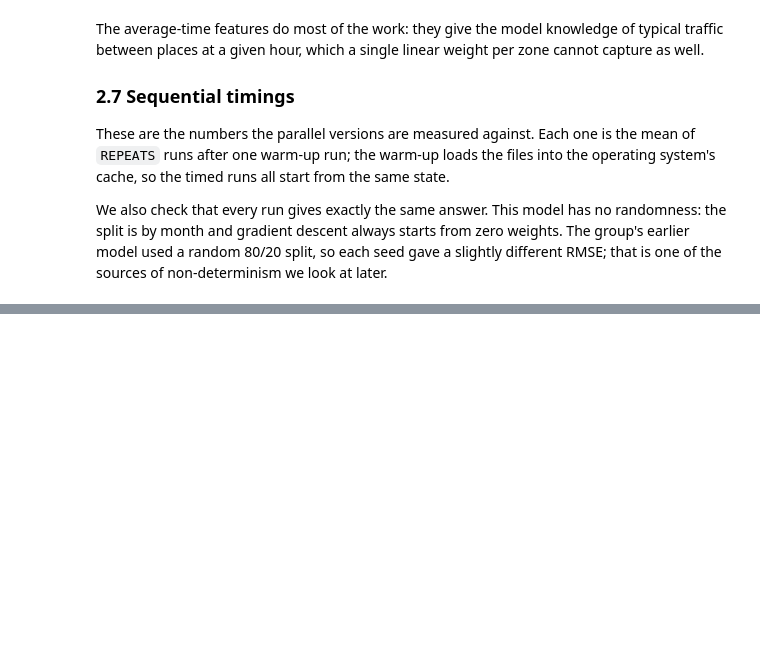
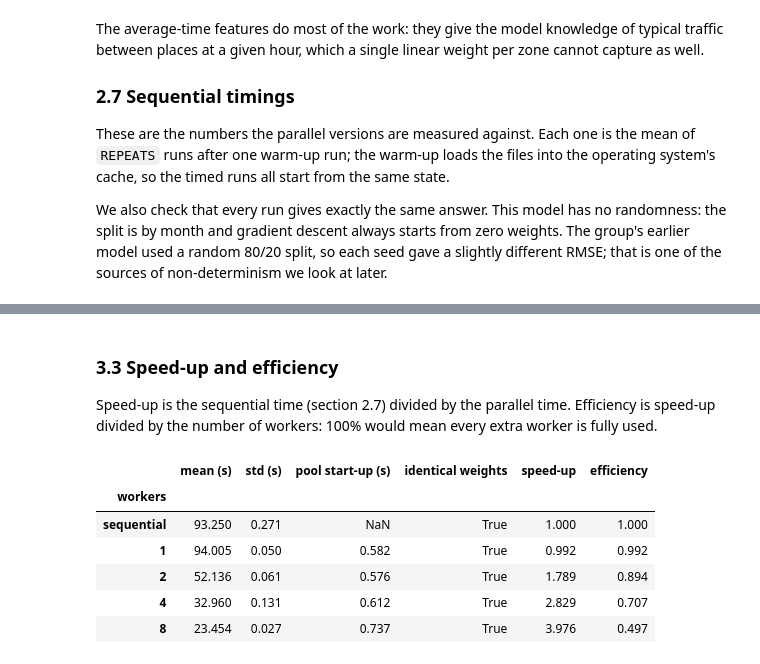
Before and after one commit to wmcclean06/G12-Poster, a Jupyter notebook: Trip_Duration.ipynb, the cells around one changed output, grey strips where cells are left out. Drawn from its saved outputs; the diff is of its cells as text; code cells hidden in the pictures; blank space fills up the shorter version.

```diff
--- a/Trip_Duration.ipynb
+++ b/Trip_Duration.ipynb
@@ -798,0 +853,30 @@ Notebook run time so far: 579.2s
+# %%
+def benchmark_parallel_gd(n_workers):
+    """Time REPEATS full training runs on a pool of n_workers. Returns the times, the pool start-up time and each run's weights."""
+    start = time.perf_counter()
+    with ProcessPoolExecutor(max_workers=n_workers) as pool:
+        list(pool.map(workers.ping, range(n_workers)))  # makes the pool start its processes now
+        startup = time.perf_counter() - start
+        worker_threads = set(pool.map(workers.blas_threads, range(n_workers)))
+        assert worker_threads == {workers.blas_threads()}, f"workers use {worker_threads} maths threads, this process {workers.blas_threads()}"
+        train_gd(SHARDS, steps=WARMUP_STEPS, map_fn=pool.map)  # warm-up, not timed
+
+        times, weights = [], []
+        for _ in range(REPEATS):
+            start = time.perf_counter()
+            w, b, _ = train_gd(SHARDS, map_fn=pool.map)
+            times.append(time.perf_counter() - start)
+            weights.append((w, b))
+    return times, startup, weights
+
+
+parallel_runs = {}
+for n_workers in WORKER_COUNTS:
+    times, startup, weights = benchmark_parallel_gd(n_workers)
+    identical = all(np.array_equal(w, w_seq) and b == b_seq for w, b in weights)
+    largest_diff = max(max(np.abs(w - w_seq).max(), abs(b - b_seq)) for w, b in weights)
+    parallel_runs[n_workers] = {"times": times, "startup": startup, "identical": identical}
+    print(f"{n_workers} worker(s): mean {np.mean(times):6.2f}s | pool start-up {startup:.2f}s | "
+          f"same weights as sequential: {identical} (largest difference {largest_diff:.1e})")
+
+assert all(r["identical"] for r in parallel_runs.values()), "a parallel run gave different weights"
@@ -798,0 +888,25 @@ Notebook run time so far: 579.2s
+# %% [markdown]
+### 3.3 Speed-up and efficiency
+
+Speed-up is the sequential time (section 2.7) divided by the parallel time. Efficiency is speed-up divided by the number of workers:
+100% would mean every extra worker is fully used.
+# %%
+seq_times = SEQUENTIAL_TIMES[f"Gradient descent ({STEPS} steps, {N_SHARDS} shards)"]
+T_SEQ = np.mean(seq_times)
+
+speedup = pd.DataFrame(
+    [{"workers": 0, "mean (s)": T_SEQ, "std (s)": np.std(seq_times), "pool start-up (s)": np.nan, "identical weights": True}] +
+    [{"workers": n, "mean (s)": np.mean(r["times"]), "std (s)": np.std(r["times"]),
+      "pool start-up (s)": r["startup"], "identical weights": r["identical"]} for n, r in parallel_runs.items()]
+).set_index("workers").rename(index={0: "sequential"})
+speedup["speed-up"] = T_SEQ / speedup["mean (s)"]
+speedup["efficiency"] = speedup["speed-up"] / speedup.index.map(lambda n: 1 if n == "sequential" else n)
+speedup.round(3)
+# %% [output]
+|  | mean (s) | std (s) | pool start-up (s) | identical weights | speed-up | efficiency |
+| workers |  |  |  |  |  |  |
+| sequential | 93.250 | 0.271 | NaN | True | 1.000 | 1.000 |
+| 1 | 94.005 | 0.050 | 0.582 | True | 0.992 | 0.992 |
+| 2 | 52.136 | 0.061 | 0.576 | True | 1.789 | 0.894 |
+| 4 | 32.960 | 0.131 | 0.612 | True | 2.829 | 0.707 |
+| 8 | 23.454 | 0.027 | 0.737 | True | 3.976 | 0.497 |
```
Also changed, not shown: parts of 19 cells of this notebook, 6 other files.
